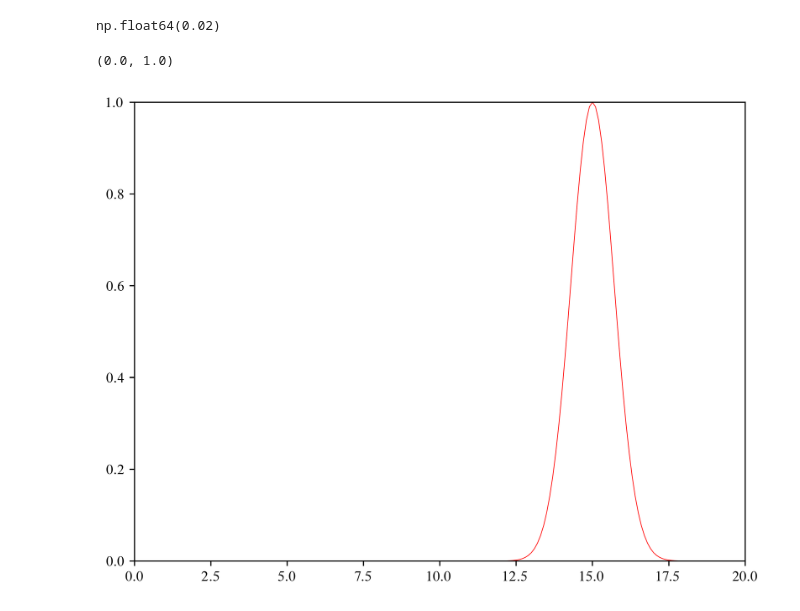
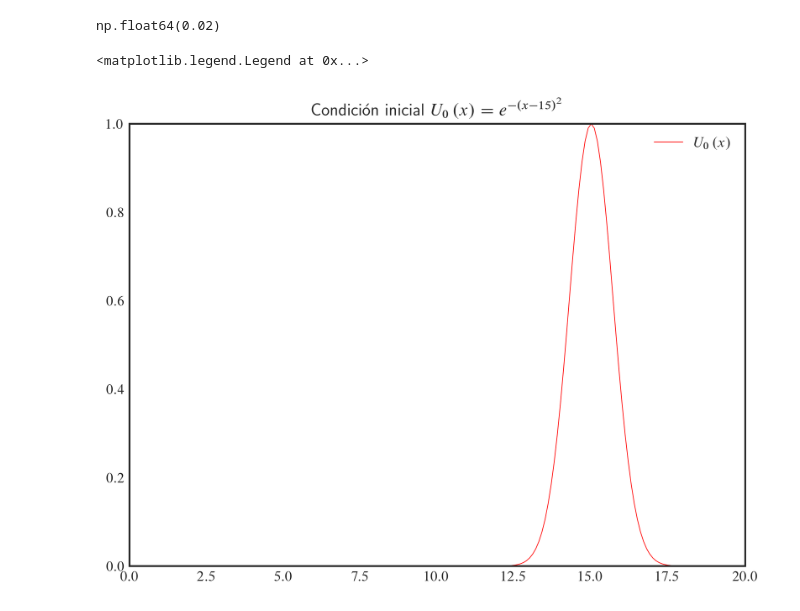
Before and after one commit to carlosal1015/finite-volume-hyperbolic-problems, a Jupyter notebook: 02-notebook.ipynb, the cells around one changed output. Drawn from its saved outputs; the diff is of its cells as text; code cells hidden in the pictures.

```diff
--- a/02-notebook.ipynb
+++ b/02-notebook.ipynb
@@ -418,8 +378,12 @@ def U(x):
+# %%
+plt.style.use("seaborn-v0_8-white")
 # %%
 fig, ax = plt.subplots(layout="constrained")
-ax.plot(x, U(x), color="red", linestyle="solid", linewidth=0.5)
+ax.plot(x, U(x), color="red", label=r"$U_{0}\left(x\right)$", linestyle="solid", linewidth=0.5)
+ax.set_title(label=r"Condición inicial $U_{0}\left(x\right)=e^{-{\left(x-15\right)}^{2}}$", loc="center")
 ax.set_xlim(left=x[0], right=x[-1])
 ax.set_ylim(bottom=0, top=1)
+ax.legend(loc="best")
 # %% [output]
-(0.0, 1.0)
+<matplotlib.legend.Legend at 0x...>
-[figure, old version]
+[figure, new version]
```
Also changed, not shown: parts of 7 cells of this notebook, 2 other files.
